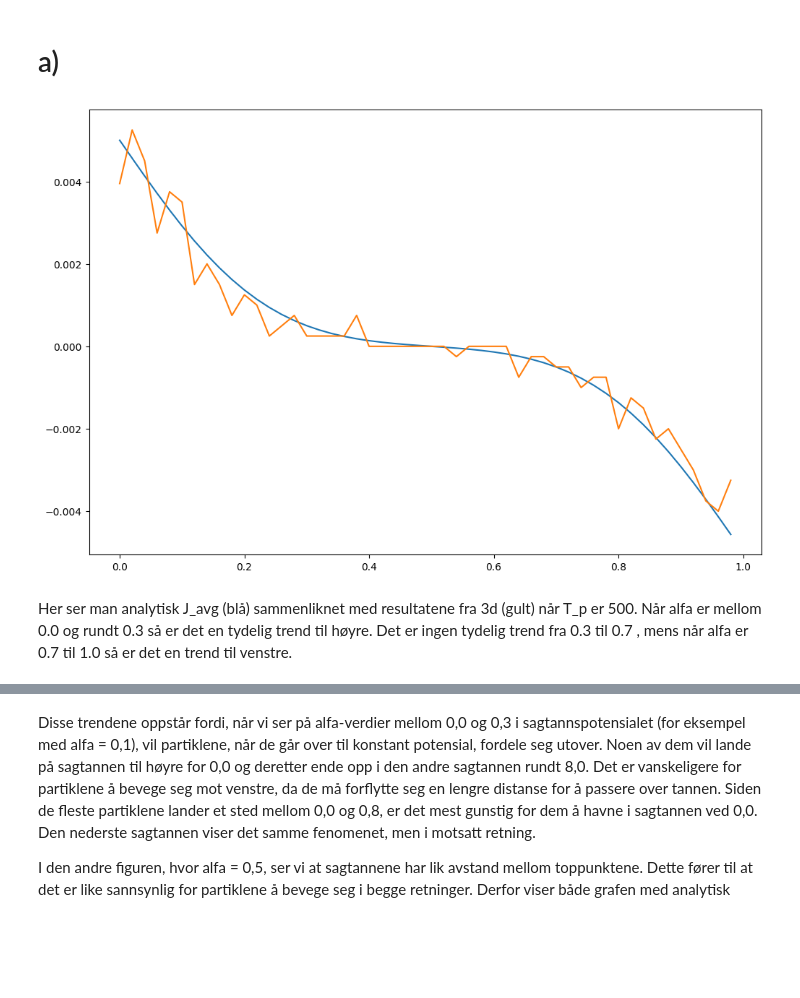
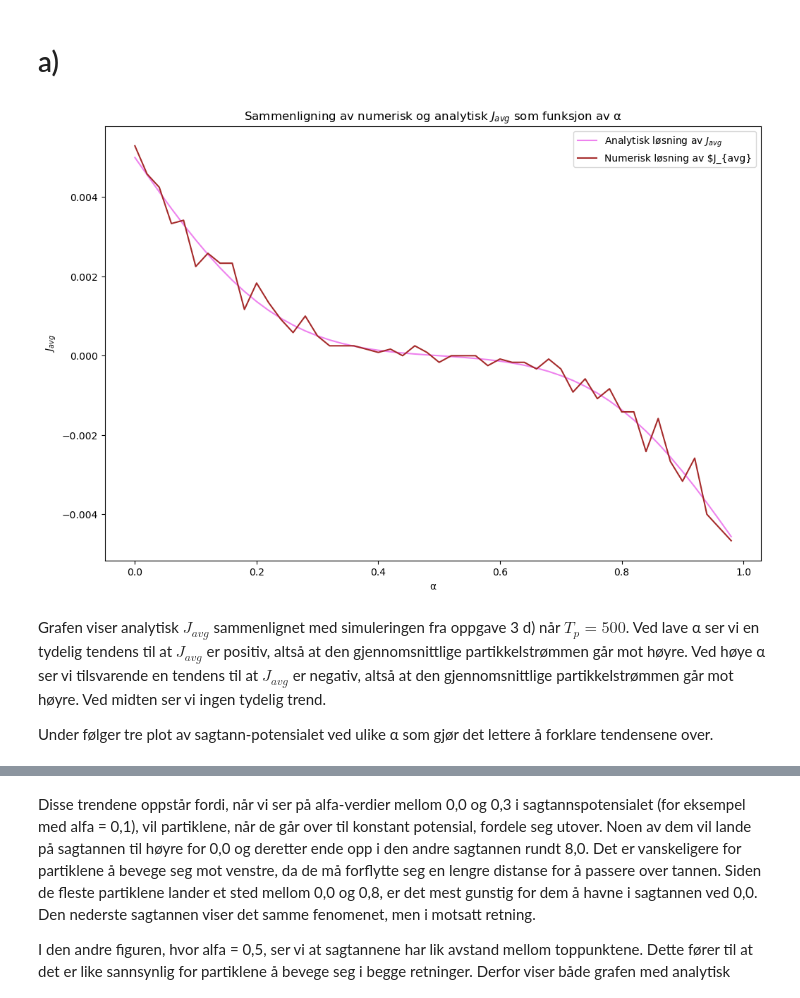
Before and after one commit to marieke-vaske/VitBer-BioFys, a Jupyter notebook: Prosjekt - oppgave 4.ipynb, the cells around one changed output, grey strips where cells are left out. Saved outputs shown, nothing was run; the diff lists cells and outputs as text; code cells hidden in the pictures; blank space fills up the shorter version.

```diff
--- a/Prosjekt - oppgave 4.ipynb
+++ b/Prosjekt - oppgave 4.ipynb
@@ -104,49 +104,57 @@ def sim2(T_p, N_x, x_start, alpha):
 # %% [markdown]
 # a)
 # %%
-#kode hentet fra 3d:
+# Kode hentet fra 3d:
 
-T_p = 500                       # Endrer alpha for å se om det påvirker bevegelsesstrømmen
-N_x = 10                        # Enderer lengden på potensialperioden for at antall partikler ikke skal bli for stort
-number_of_particles = 4*N_x     # Med 12*N_x partikler vil det være 6 partikler for hvert heltall mellom -N_x og N_x
-timeCycle = 1                   # 10 tidssykluser med 2 potensialperioder i hver
-h = 10/100                      # Endrer steglengden for at det skal være likt som om N_x var 100
+T_p = 500                       # Antall tidssteg i en tidssyklus
+N_x = 10                        # Lengde på den romlige perioden til potensialet
+number_of_particles = 12*N_x    # Med 12*N_x partikler vil det være 6 partikler for hvert heltall mellom -N_x og N_x
+timeCycle = 1                   # Antall tidssykluser
+h = 10/100                      # Steglengde
 
 integers = np.arange(-N_x, N_x, N_x)
 x_start = np.array([i for i in integers for _ in range(int(number_of_particles/2))])
 
 alpha = 0
 alpha_array = []
 
-X4_sum = []
-J_avg_sum = []
+X4_all_Tp = []
+J_avg_all_alpha2 = []
 for r in range(50):
     alpha_array.append(alpha)
     x4, X4, X_cycle4, J4, J_avg4 = sim2(T_p, N_x, x_start, alpha)
-    X4_sum.append(X_cycle4[0])
-    J_avg_sum.append(J_avg4[0])
+    X4_all_Tp.append(X_cycle4[0])
+    J_avg_all_alpha2.append(J_avg4[0])
     alpha += 0.02
 
 
 D = 1/3
 T_p = 500
 N_x_analytic = 100
 alphaArray = np.arange(0, 1, 1/50)
 
-def J_avg(alpha, T_p, N_x):
+def J_avg(alpha, T_p, N_x):     # Definerer funksjon for analytisk løsning av gjennomsnittlig partikkelstrøm per tidssteg
     J = (N_x/(4*T_p))*(math.erfc((alpha*N_x/2)*np.sqrt(3/T_p)) - math.erfc(((1-alpha)*N_x/2)*np.sqrt(3/T_p)))
     return J
 
-J_analytic = []
-for alphaValues in alphaArray:
+J_analytic = []                 # Oppretter liste som skal fylles med J_avg for forskjellige alpha-verdier
+for alphaValues in alphaArray:  # Itererer gjennom alle alpha-verdiene
     J_analytic.append(J_avg(alphaValues, T_p, N_x_analytic))
 
-plt.plot(alphaArray, N_x/N_x_analytic * np.array(J_analytic))
-plt.plot(alpha_array, J_avg_sum)
+plt.plot(alphaArray, N_x/N_x_analytic * np.array(J_analytic), label = 'Analytisk løsning av $J_{avg}$', color = 'violet')
+plt.plot(alpha_array, J_avg_all_alpha2, label = 'Numerisk løsning av $J_{avg}', color = 'brown')
+plt.title('Sammenligning av numerisk og analytisk $J_{avg}$ som funksjon av α')
+plt.xlabel('α')
+plt.ylabel('$J_{avg}$')
+plt.legend()
 plt.show()
 # %% [output]
-[figure, old version]
+[figure, new version]
-# %% [markdown]
-Her ser man analytisk J_avg (blå) sammenliknet med resultatene fra 3d (gult) når T_p er 500.
-Når alfa er mellom 0.0 og rundt 0.3 så er det en tydelig trend til høyre. Det er ingen tydelig trend fra 0.3 til 0.7 , mens  når alfa er 0.7 til 1.0 så er det en trend til venstre.
+# %% [markdown]
+Grafen viser analytisk $J_{avg}$ sammenlignet med simuleringen fra oppgave 3 d) når $T_p = 500$.
+Ved lave α ser vi en tydelig tendens til at $J_{avg}$ er positiv, altså at den gjennomsnittlige partikkelstrømmen går mot høyre.
+Ved høye α ser vi tilsvarende en tendens til at $J_{avg}$ er negativ, altså at den gjennomsnittlige partikkelstrømmen går mot høyre.
+Ved midten ser vi ingen tydelig trend.
+
+Under følger tre plot av sagtann-potensialet ved ulike α som gjør det lettere å forklare tendensene over.
 # %%
```
Also changed, not shown: parts of 8 cells of this notebook.
